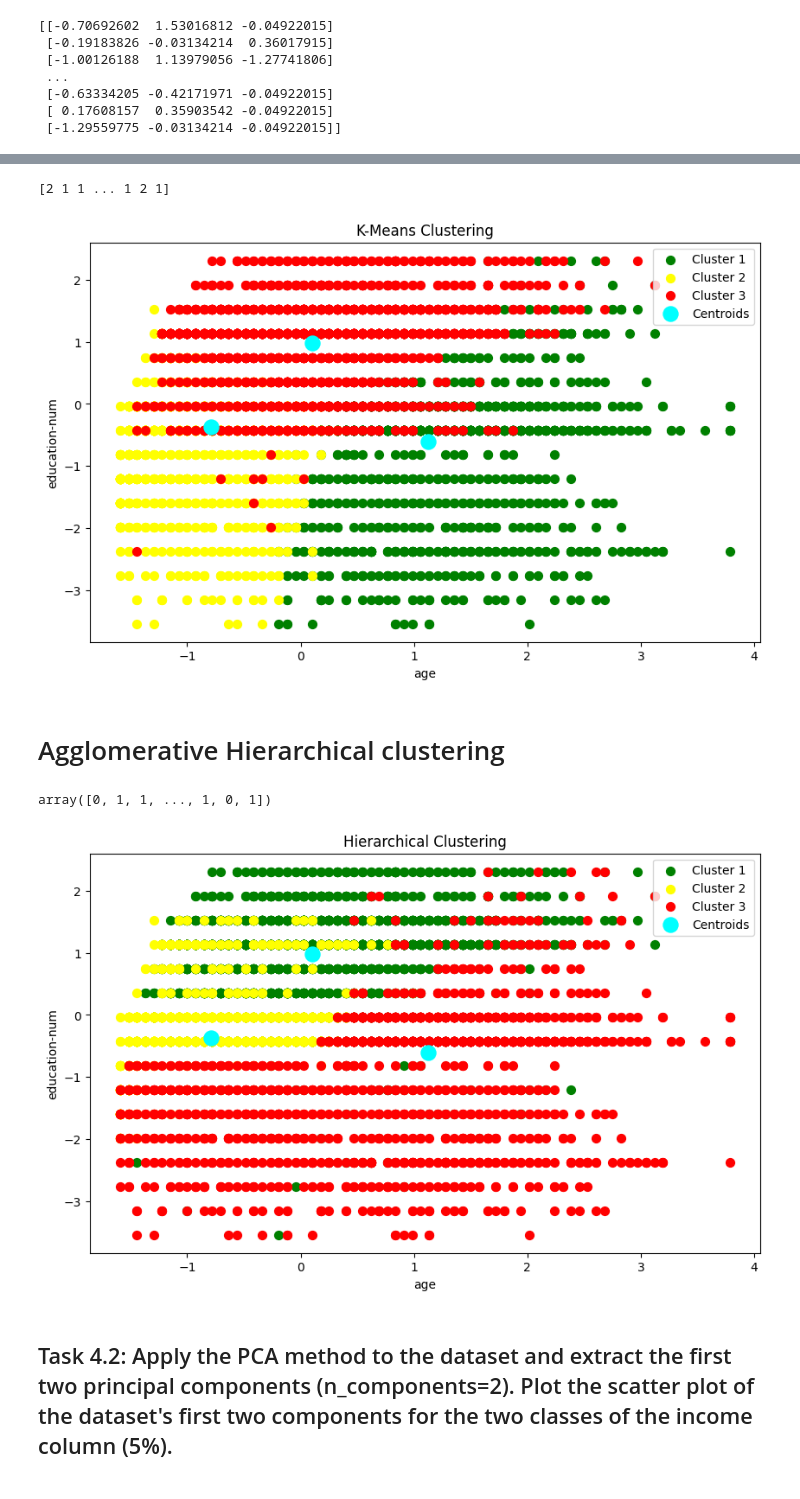
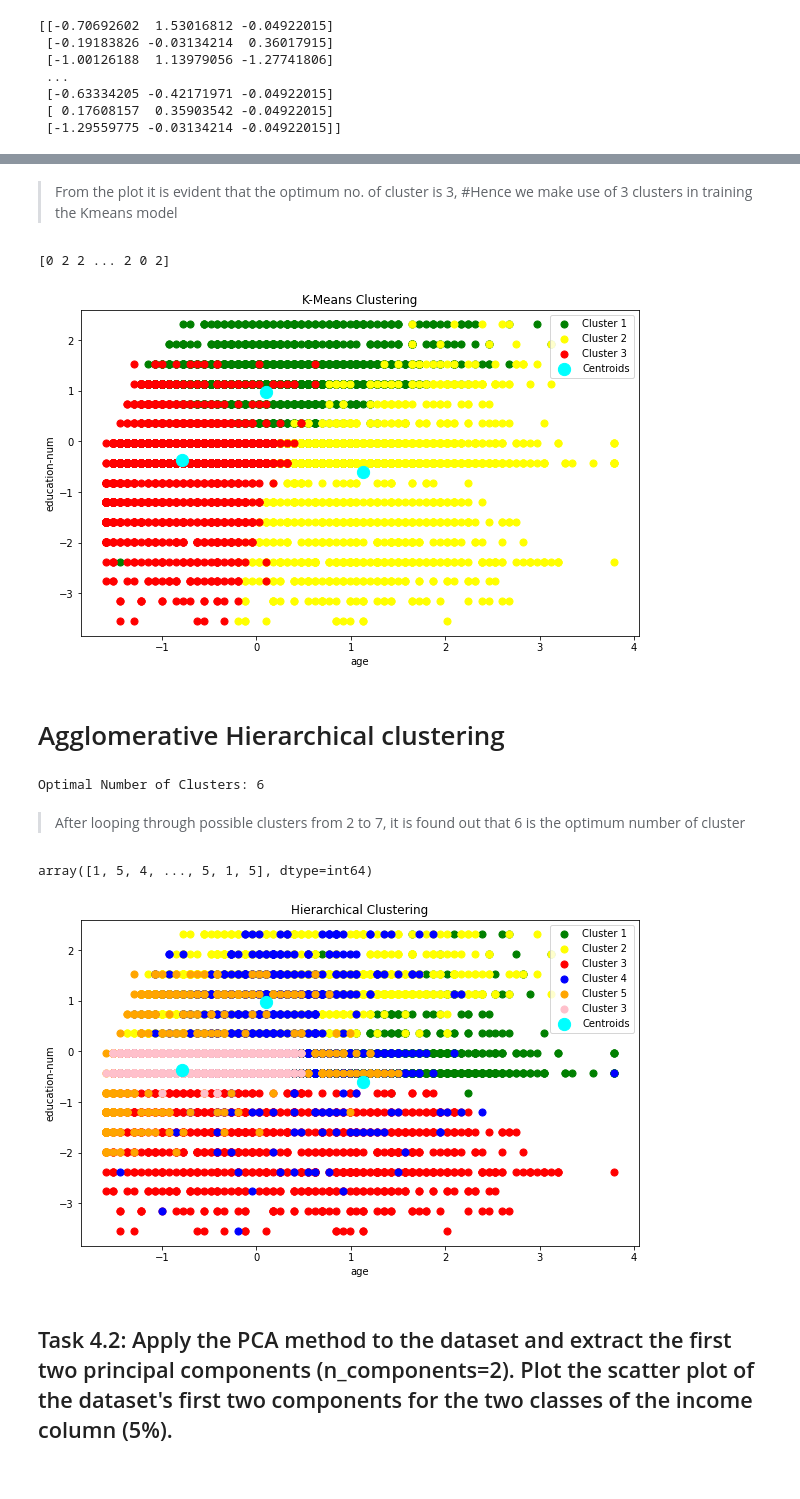
Before and after one commit to joedetDS/University-of-wolverhampton-Assignments, a Jupyter notebook: Workshop_4.ipynb, the cells around one changed output, grey strips where cells are left out. Saved outputs shown, nothing was run; the diff lists cells and outputs as text; code cells hidden in the pictures.

Commit message:
edit in the hierarchical clustering

```diff
--- a/Workshop_4.ipynb
+++ b/Workshop_4.ipynb
@@ -18,5 +18,5 @@ import pandas as pd
 import numpy as np
 # %%
 # Replace the data path with the data path on your local disk
-df = pd.read_csv('/content/adult_WS4.csv')
+df = pd.read_csv('adult_WS4.csv')
 # %%
@@ -156,16 +184,15 @@ plt.show()
+# %% [markdown]
+> From the plot it is evident that the optimum no. of cluster is 3, #Hence we make use of 3 clusters in training the Kmeans model
 # %%
-#Hence the optimum number of clusters is 3
-
 #Training the k_means model by specifying 6 as the number of clusters
 kmeans = KMeans(n_clusters = 3,init='k-means++',random_state=5)
-
 
 # returning the labels of each clusters formed
 y = kmeans.fit_predict(X)
 
 print(y) # Display the labels
 # %% [output]
-[2 1 1 ... 1 2 1]
+[0 2 2 ... 2 0 2]
 # %%
 #Visualizing the clusters
 
@@ -184,6 +211,6 @@ plt.title("K-Means Clustering")
 plt.legend(loc='upper right')
 plt.show()
 # %% [output]
-[figure, old version]
+[figure, new version]
 # %% [markdown]
 # Agglomerative Hierarchical clustering
@@ -190,31 +235,45 @@ plt.show()
+# %%
+# Find the number of clusters with the highest silhouette score
+optimal_clusters = silhouette_scores.index(max(silhouette_scores)) + 2  # Add 2 because range starts from 2
+print("Optimal Number of Clusters:", optimal_clusters)
+# %% [output]
+Optimal Number of Clusters: 6
+# %% [markdown]
+> After looping through possible clusters from 2 to 7, it is found out that 6 is the optimum number of cluster
 # %%
-from sklearn.cluster import AgglomerativeClustering
-
-hierarchical = AgglomerativeClustering(n_clusters=3, affinity='euclidean', linkage='ward')
+hierarchical = AgglomerativeClustering(n_clusters=6, affinity='euclidean', linkage='ward')
 y = hierarchical.fit_predict(X)
 # %%
 y
 # %% [output]
-array([0, 1, 1, ..., 1, 0, 1])
+array([1, 5, 4, ..., 5, 1, 5], dtype=int64)
 # %%
 #Visualizing the clusters
 
+#set the fig size
 plt.figure(figsize=(10,6))
+
+#plot each label
 plt.scatter(X[y==0,0],X[y==0,1],s=50,c="green",label="Cluster 1")
 plt.scatter(X[y==1,0],X[y==1,1],s=50,c="yellow",label="Cluster 2")
 plt.scatter(X[y==2,0],X[y==2,1],s=50,c="red",label="Cluster 3")
+plt.scatter(X[y==3,0],X[y==3,1],s=50,c="blue",label="Cluster 4")
+plt.scatter(X[y==4,0],X[y==4,1],s=50,c="orange",label="Cluster 5")
+plt.scatter(X[y==5,0],X[y==5,1],s=50,c="pink",label="Cluster 3")
 
 #Plot the centroids
 plt.scatter(kmeans.cluster_centers_[:,0],kmeans.cluster_centers_[:,1], s=150,c='cyan',label='Centroids')
 
 #Labels
 plt.xlabel("age")
 plt.ylabel("education-num")
 plt.legend(loc='upper right')
 plt.title("Hierarchical Clustering")
+
+#display the generated plot
 plt.show()
 # %% [output]
-[figure, old version]
+[figure, new version]
 # %% [markdown]
 ## Task 4.2: Apply the PCA method to the dataset and extract the first two principal components (n_components=2). Plot the scatter plot of the dataset's first two components for the two classes of the income column (5%).
 
```
Also changed, not shown: parts of 14 cells of this notebook.
